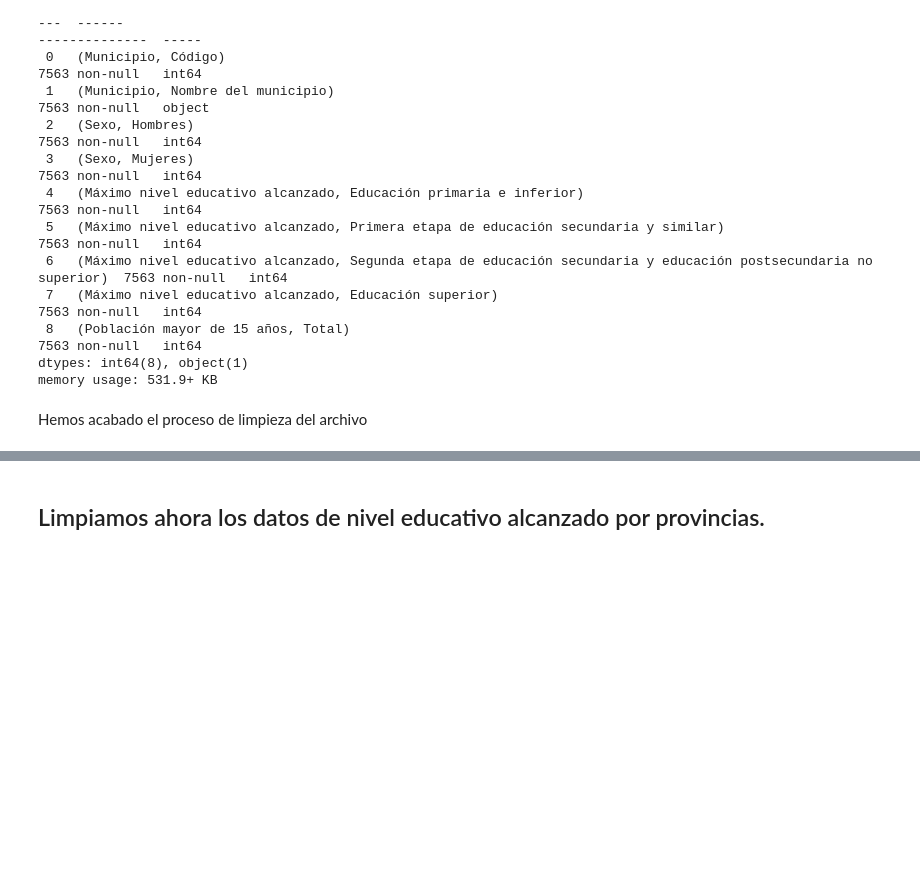
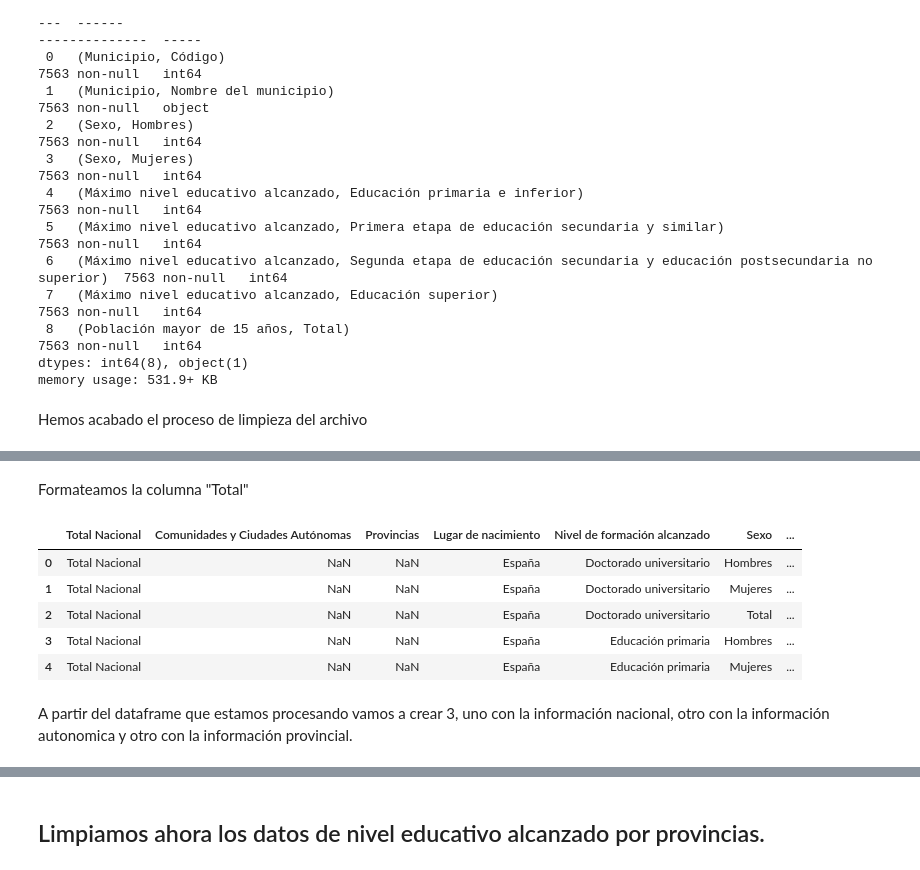
Before and after one commit to Rcm89/TFM-analisis-educacion, a Jupyter notebook: limpieza_datos_nivel_educativo_funciones.ipynb, the cells around one changed output, grey strips where cells are left out. Cells and saved outputs as stored; diff of their text form; code cells hidden in the pictures; blank space fills up the shorter version.

```diff
--- a/limpieza_datos_nivel_educativo_funciones.ipynb
+++ b/limpieza_datos_nivel_educativo_funciones.ipynb
@@ -674,0 +608,15 @@ df_nivel_educativo_municipios_transformado.to_csv("datos_limpiados/municipios/ni
+# %% [markdown]
+Formateamos la columna "Total"
+# %%
+# Convertimos la columna "Total" a int64
+df_nivel_educativo['Total'] = df_nivel_educativo['Total'].str.replace('.', '').astype('int64')
+df_nivel_educativo.head()
+# %% [output]
+|  | Total Nacional | Comunidades y Ciudades Autónomas | Provincias | Lugar de nacimiento | Nivel de formación alcanzado | Sexo | ... |
+| 0 | Total Nacional | NaN | NaN | España | Doctorado universitario | Hombres | ... |
+| 1 | Total Nacional | NaN | NaN | España | Doctorado universitario | Mujeres | ... |
+| 2 | Total Nacional | NaN | NaN | España | Doctorado universitario | Total | ... |
+| 3 | Total Nacional | NaN | NaN | España | Educación primaria | Hombres | ... |
+| 4 | Total Nacional | NaN | NaN | España | Educación primaria | Mujeres | ... |
+# %% [markdown]
+A partir del dataframe que estamos procesando vamos a crear 3, uno con la información nacional, otro con la información autonomica y otro con la información provincial.
```
Also changed, not shown: parts of 38 cells of this notebook, 6 other files.
